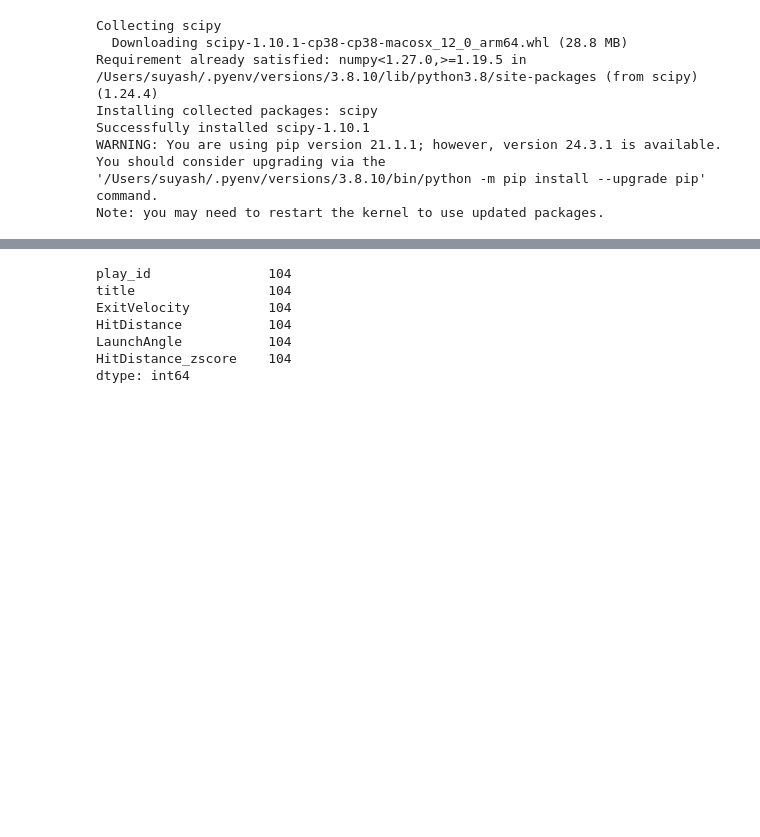
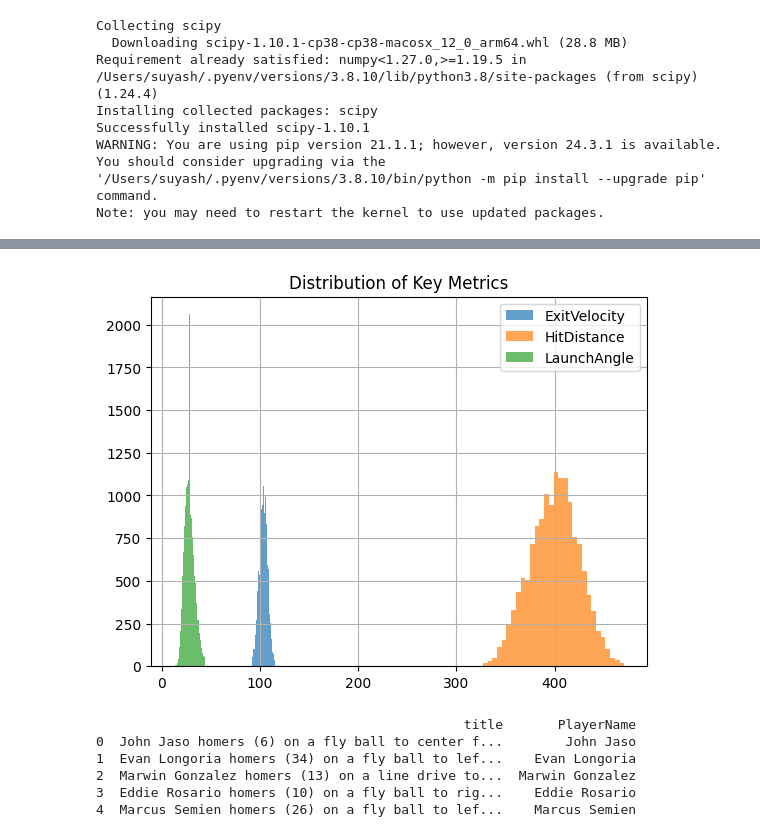
Before and after one commit to SuyashSalvi/MLB, a Jupyter notebook: data_cleaning.ipynb, the cells around one changed output, grey strips where cells are left out. Drawn from its saved outputs; the diff is of its cells as text; code cells hidden in the pictures; blank space fills up the shorter version.

```diff
--- a/data_cleaning.ipynb
+++ b/data_cleaning.ipynb
@@ -92,20 +150,49 @@ plt.show()
-# %%
-from scipy.stats import zscore
-
-# Calculate Z-scores
-df['HitDistance_zscore'] = zscore(df['HitDistance'])
-
-# Identify potential outliers
-outliers = df[df['HitDistance_zscore'].abs() > 3]
-print(outliers.count())
-# %% [output]
-play_id               104
-title                 104
-ExitVelocity          104
-HitDistance           104
-LaunchAngle           104
-HitDistance_zscore    104
-dtype: int64
-# %%
-# Remove outliers
-df = df[df['HitDistance_zscore'].abs() <= 3]
+# %%
+def remove_outliers(df, column):
+    Q1 = df[column].quantile(0.25)
+    Q3 = df[column].quantile(0.75)
+    IQR = Q3 - Q1
+    lower_bound = Q1 - 1.5 * IQR
+    upper_bound = Q3 + 1.5 * IQR
+
+    # Filter data within the IQR range
+    df_filtered = df[(df[column] >= lower_bound) & (df[column] <= upper_bound)]
+    return df_filtered
+
+# Apply outlier removal to key columns
+df = remove_outliers(df, "ExitVelocity")
+df = remove_outliers(df, "HitDistance")
+df = remove_outliers(df, "LaunchAngle")
+# %%
+import matplotlib.pyplot as plt
+
+# Plot histograms
+df["ExitVelocity"].hist(bins=30, alpha=0.7, label="ExitVelocity")
+df["HitDistance"].hist(bins=30, alpha=0.7, label="HitDistance")
+df["LaunchAngle"].hist(bins=30, alpha=0.7, label="LaunchAngle")
+plt.legend()
+plt.title("Distribution of Key Metrics")
+plt.show()
+# %% [output]
+[figure, added]
+# %%
+import re
+
+# Define a function to extract names
+def extract_name(title):
+    # Extract text before the first word like "homers", "flies", etc.
+    match = re.search(r'^(.*?)\s(?:homers|flies|doubles|triples|singles)', title, re.IGNORECASE)
+    return match.group(1) if match else None
+
+# Apply the function to the title column
+df['PlayerName'] = df['title'].apply(extract_name)
+
+# Display the dataframe to verify
+print(df[['title', 'PlayerName']].head())
+# %% [output]
+                                               title       PlayerName
+0  John Jaso homers (6) on a fly ball to center f...        John Jaso
+1  Evan Longoria homers (34) on a fly ball to lef...    Evan Longoria
+2  Marwin Gonzalez homers (13) on a line drive to...  Marwin Gonzalez
+3  Eddie Rosario homers (10) on a fly ball to rig...    Eddie Rosario
+4  Marcus Semien homers (26) on a fly ball to lef...    Marcus Semien
```
Also changed, not shown: parts of 26 cells of this notebook, 6 other files.
